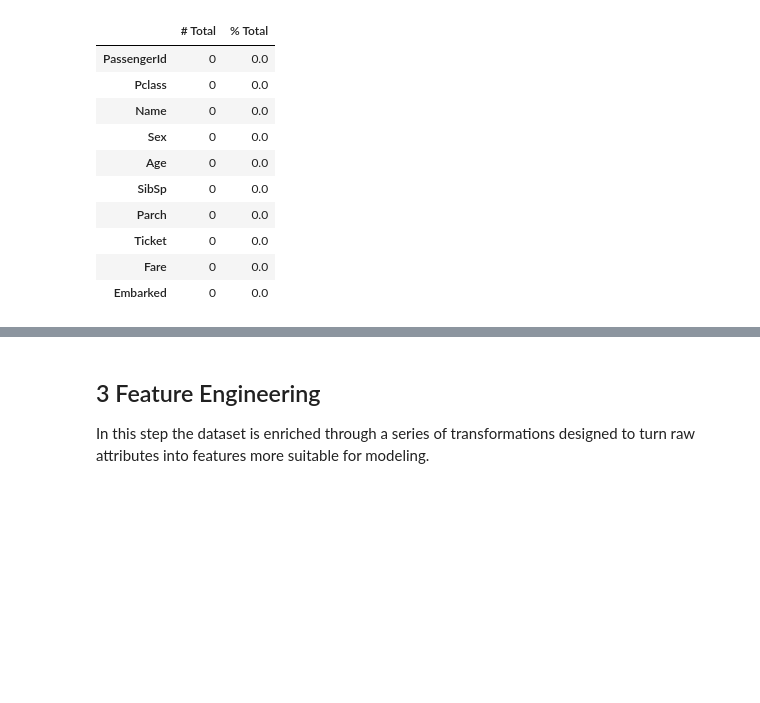
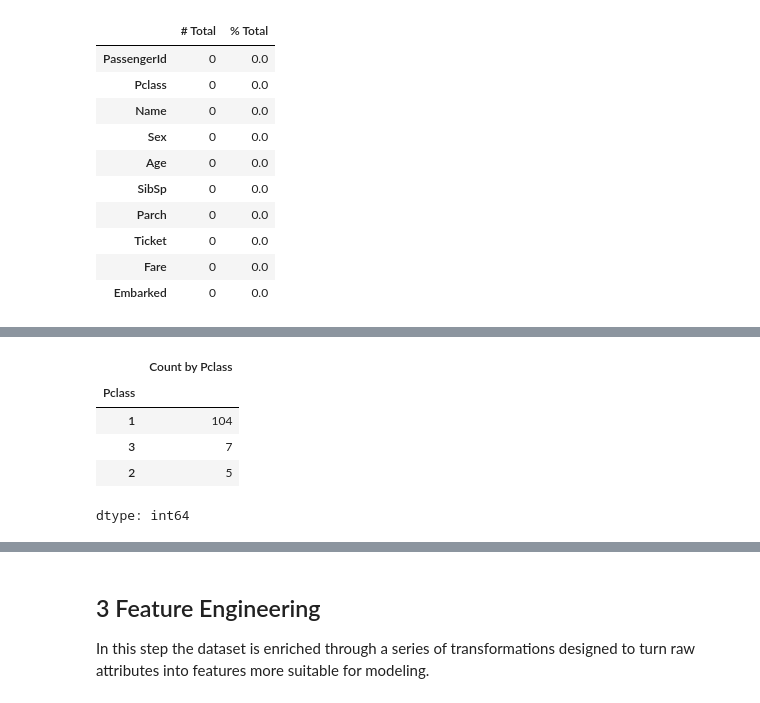
Before and after one commit to fede-giorgi/Transformer_is_All_You_Need, a Jupyter notebook: project.ipynb, the cells around one changed output, grey strips where cells are left out. Cells and saved outputs as stored; diff of their text form; code cells hidden in the pictures; blank space fills up the shorter version.

```diff
--- a/project.ipynb
+++ b/project.ipynb
@@ -727,0 +772,9 @@ missing_data.head(10)
+# %%
+fare_out.groupby("Pclass").size().sort_values(ascending=False).head(3).rename("Count by Pclass")
+# %% [output]
+|  | Count by Pclass |
+| Pclass |  |
+| 1 | 104 |
+| 3 | 7 |
+| 2 | 5 |
+dtype: int64
```
Also changed, not shown: parts of 7 cells of this notebook.
